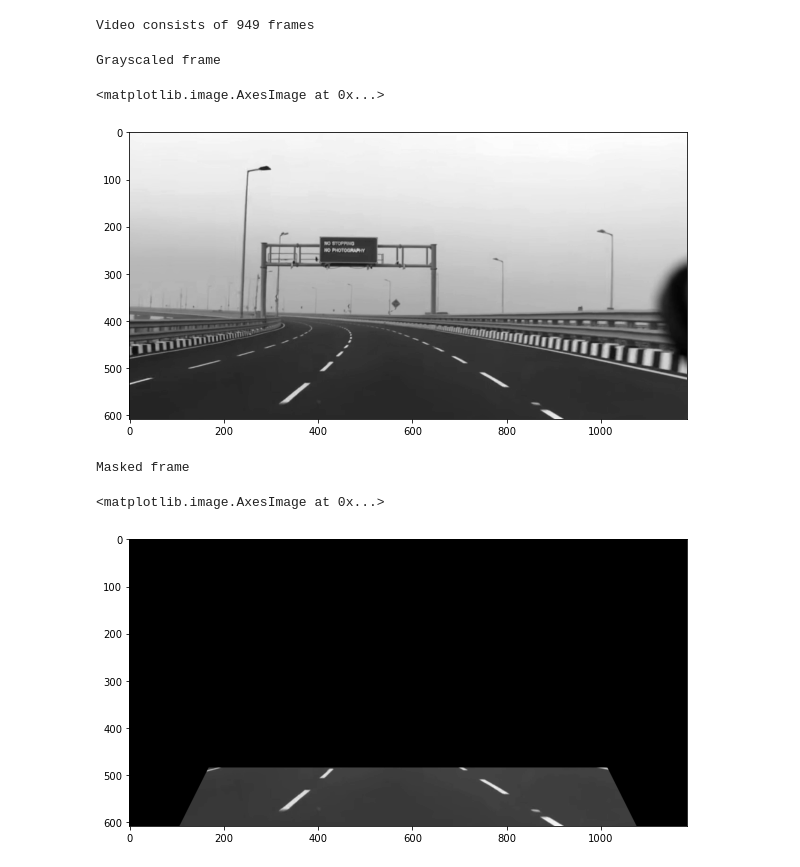
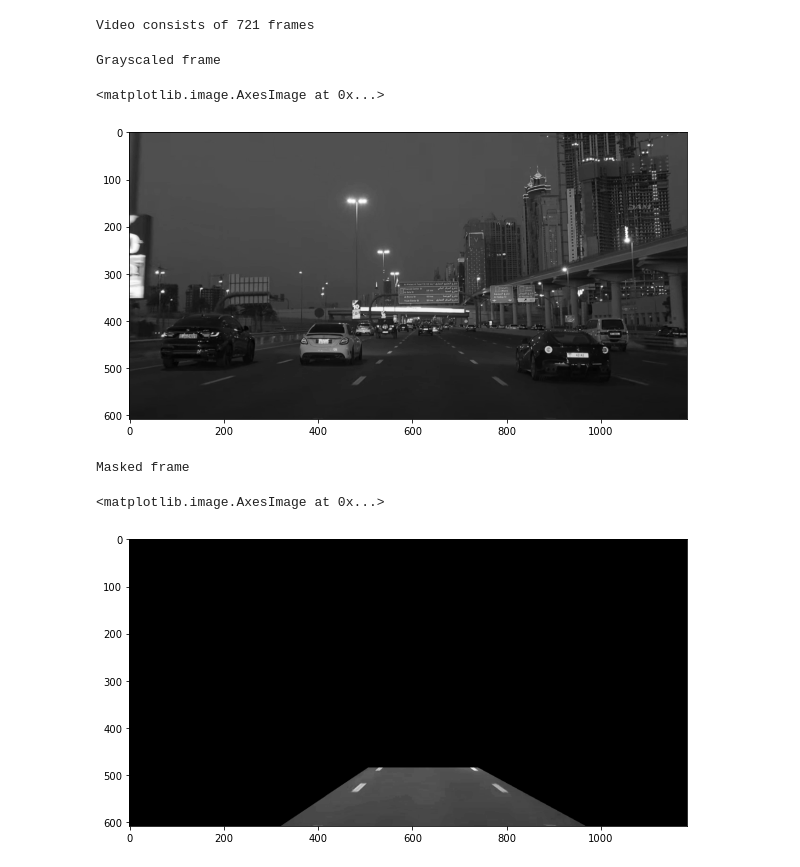
Before and after one commit to asathiya007/carcam, a Jupyter notebook: carcam.ipynb, the cells around one changed output. Saved outputs shown, nothing was run; the diff lists cells and outputs as text; code cells hidden in the pictures.

```diff
--- a/carcam.ipynb
+++ b/carcam.ipynb
@@ -5,7 +5,7 @@ import numpy as np
 import matplotlib.pyplot as plt
 # %%
 # load video as a list of frames
-video_file_path = 'input_videos/samplevideo1.mov'
+video_file_path = 'input_videos/dubaidrive.mov'
 video = cv2.VideoCapture(video_file_path)
 frames = []
 valid, frame = video.read()
@@ -16,7 +16,7 @@ while valid:
 # print number of frames in video
 print('Video consists of {} frames'.format(len(frames)))
 # %% [output]
-Video consists of 949 frames
+Video consists of 721 frames
 # %%
 # select first frame to work with
 processed_frame = frames[0]
@@ -34,29 +34,29 @@ plt.imshow(processed_frame, cmap="gray")
 # %% [output]
 Grayscaled frame
 <matplotlib.image.AxesImage at 0x...>
-[figure, old version]
+[figure, new version]
 # %%
 # mask the image based on region of interest
 def mask_region_of_interest(frame):
     frame_height = frame.shape[0]
     frame_width = frame.shape[1]
     polygons = np.array([
-        [(frame_width * 1 // 11, frame_height), (frame_width * 10 // 11, frame_height), (frame_width * 6 // 7, frame_height // 5 * 4), (frame_width * 1 // 7, frame_height // 5 * 4)]
+        [(frame_width * 3 // 11, frame_height), (frame_width * 9 // 11, frame_height), (frame_width * 5 // 8, frame_height // 5 * 4), (frame_width * 3 // 7, frame_height // 5 * 4)]
     ])
     mask = np.zeros_like(frame)
     cv2.fillPoly(mask, polygons, 255)
     masked_frame = cv2.bitwise_and(frame, mask)
     return masked_frame
 
 # show masked frame
 print('Masked frame')
 processed_frame = mask_region_of_interest(processed_frame)
 plt.figure(figsize=(10, 10))
 plt.imshow(processed_frame, cmap="gray")
 # %% [output]
 Masked frame
 <matplotlib.image.AxesImage at 0x...>
-[figure, old version]
+[figure, new version]
 # %%
 # apply frame thresholding
 def threshold_frame(frame):
```
Also changed, not shown: parts of 4 cells of this notebook, 3 other files.
